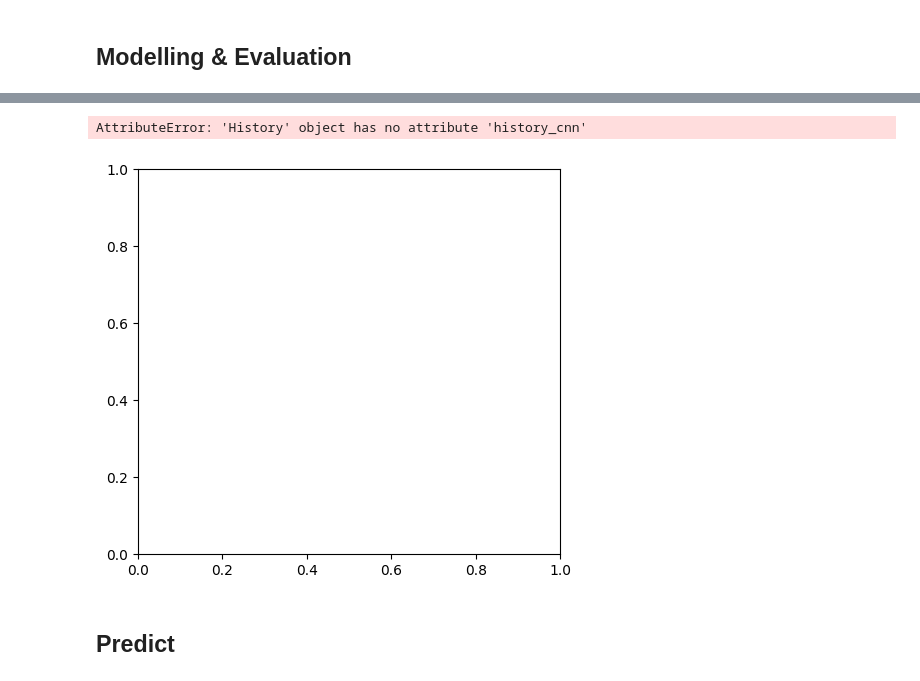
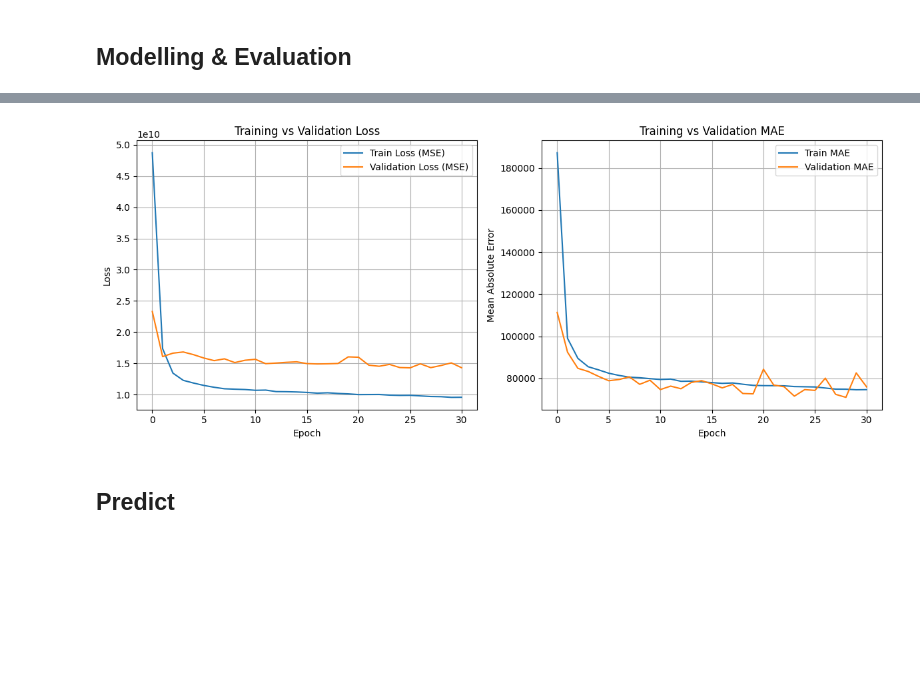
Before and after one commit to RizkyMlana/ML-PredictNumerical, a Jupyter notebook: notebooks/model.ipynb, the cells around one changed output, grey strips where cells are left out. Drawn from its saved outputs; the diff is of its cells as text; code cells hidden in the pictures; blank space fills up the shorter version.

Commit message:
visual

```diff
--- a/notebooks/model.ipynb
+++ b/notebooks/model.ipynb
@@ -301,31 +301,30 @@ MAE sekitar 36.27% dari rata-rata harga rumah.
 # %%
 # Plot Loss (MSE)
 plt.figure(figsize=(12, 5))
 
 plt.subplot(1, 2, 1)
-plt.plot(history.history_cnn['loss'], label='Train Loss (MSE)')
-plt.plot(history.history_cnn['val_loss'], label='Validation Loss (MSE)')
+plt.plot(history_cnn.history['loss'], label='Train Loss (MSE)')
+plt.plot(history_cnn.history['val_loss'], label='Validation Loss (MSE)')
 plt.xlabel('Epoch')
 plt.ylabel('Loss')
 plt.title('Training vs Validation Loss')
 plt.legend()
 plt.grid(True)
 
 # Plot MAE
 plt.subplot(1, 2, 2)
-plt.plot(history.history_cnn['mae'], label='Train MAE')
-plt.plot(history.history_cnn['val_mae'], label='Validation MAE')
+plt.plot(history_cnn.history['mae'], label='Train MAE')
+plt.plot(history_cnn.history['val_mae'], label='Validation MAE')
 plt.xlabel('Epoch')
 plt.ylabel('Mean Absolute Error')
 plt.title('Training vs Validation MAE')
 plt.legend()
 plt.grid(True)
 
 plt.tight_layout()
 plt.show()
 # %% [output]
-AttributeError: 'History' object has no attribute 'history_cnn'
-[figure, old version]
+[figure, new version]
 # %% [markdown]
 ## Predict
 # %%
```
Also changed, not shown: parts of 7 cells of this notebook.
